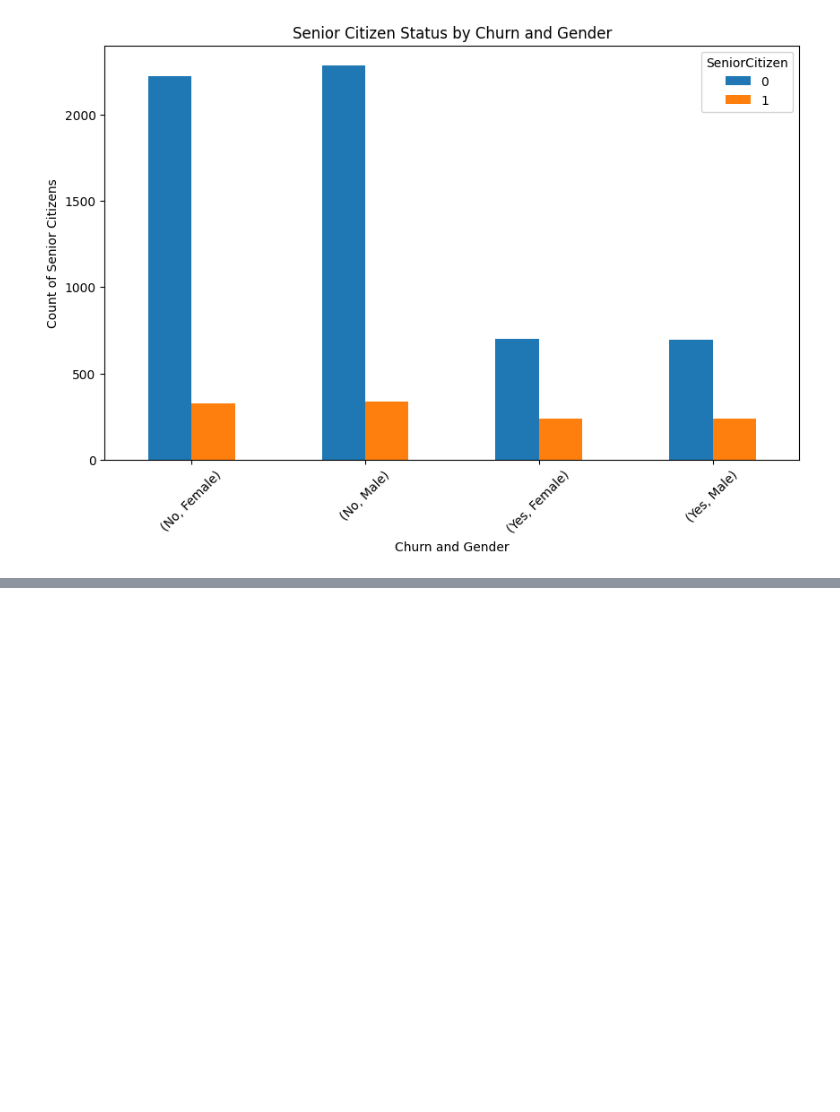
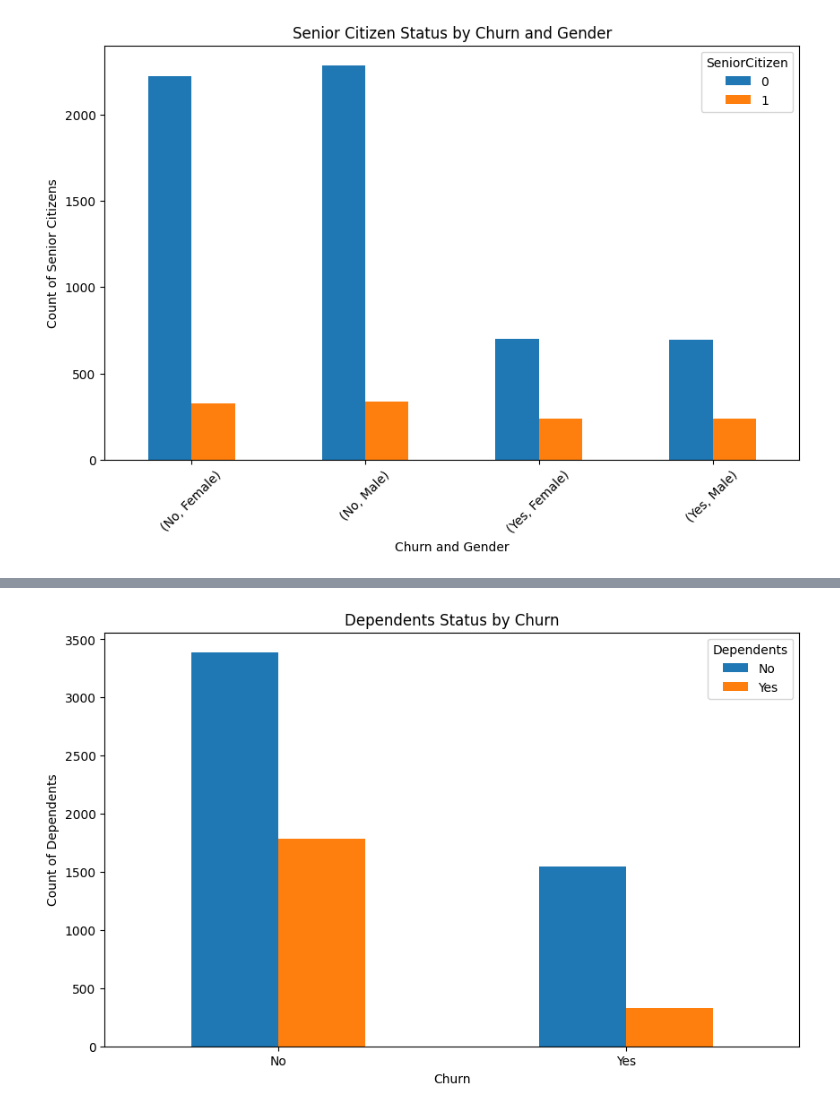
Before and after one commit to amanjangra23/Internship-task, a Jupyter notebook: ybi_task1.ipynb, the cells around one changed output, grey strips where cells are left out. Saved outputs shown, nothing was run; the diff lists cells and outputs as text; code cells hidden in the pictures; blank space fills up the shorter version.

```diff
--- a/ybi_task1.ipynb
+++ b/ybi_task1.ipynb
@@ -347,0 +412,10 @@ plt.show()
+# %%
+grouped_data=df.groupby("Churn")["Dependents"].value_counts().unstack()
+grouped_data.plot(kind='bar', figsize=(10, 6))
+plt.title('Dependents Status by Churn')
+plt.xlabel('Churn')
+plt.ylabel('Count of Dependents')
+plt.xticks(rotation=0)
+plt.show()
+# %% [output]
+[figure, added]
```
Also changed, not shown: parts of 11 cells of this notebook.
